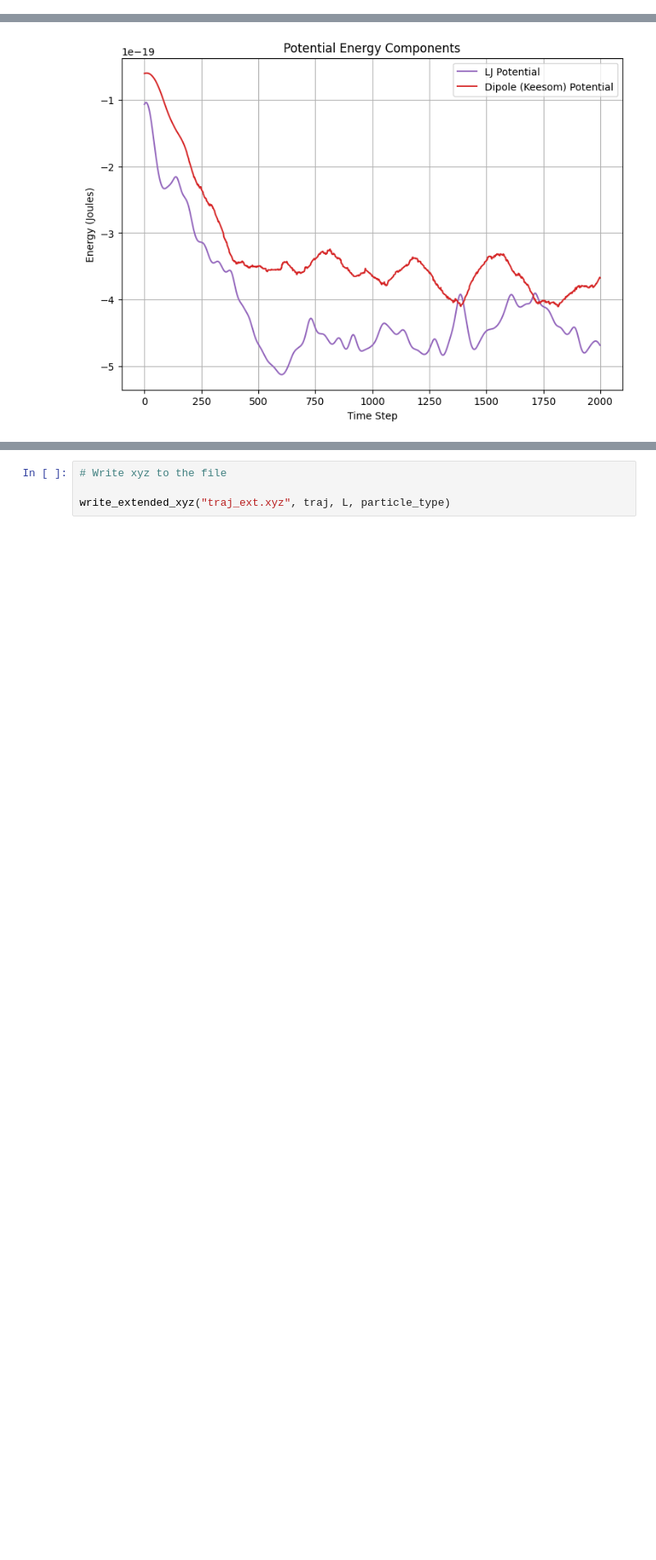
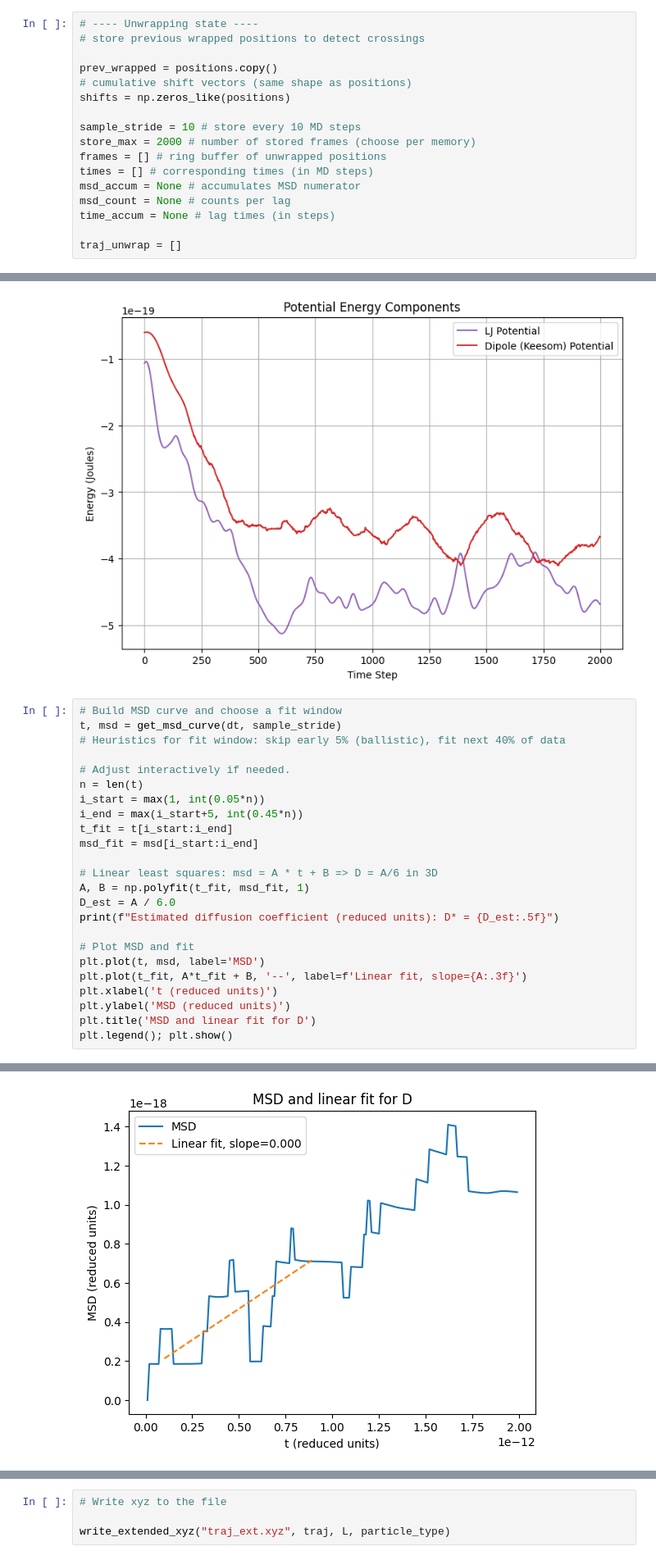
Before and after one commit to AlexPooley7/Multiscale-Modelling, a Jupyter notebook: CE20248/Coursework/Mixture_2.ipynb, the cells around one changed output, grey strips where cells are left out. Shown at 82% size. Saved outputs shown, nothing was run; the diff lists cells and outputs as text; blank space fills up the shorter version.

Commit message:
Diffusion copy and paste

```diff
--- a/CE20248/Coursework/Mixture_2.ipynb
+++ b/CE20248/Coursework/Mixture_2.ipynb
@@ -582,6 +663,23 @@ neighbour_list = build_neighbour_list(positions, L, rlist)
 # Vertlet neighbour listing
 # neighbour_list = build_neighbour_list_cells(positions, L, rlist) # Note this is a cell list!
 ref_positions = positions.copy() # reference for skin criterion
+# %%
+# ---- Unwrapping state ----
+# store previous wrapped positions to detect crossings
+
+prev_wrapped = positions.copy()
+# cumulative shift vectors (same shape as positions)
+shifts = np.zeros_like(positions)
+
+sample_stride = 10 # store every 10 MD steps
+store_max = 2000 # number of stored frames (choose per memory)
+frames = [] # ring buffer of unwrapped positions
+times = [] # corresponding times (in MD steps)
+msd_accum = None # accumulates MSD numerator
+msd_count = None # counts per lag
+time_accum = None # lag times (in steps)
+
+traj_unwrap = []
 # %%
 # Call the initial compute forces function
 
@@ -732,3 +842,28 @@ plt.show()
 # %% [output]
 [figure]
 [figure]
+# %%
+# Build MSD curve and choose a fit window
+t, msd = get_msd_curve(dt, sample_stride)
+# Heuristics for fit window: skip early 5% (ballistic), fit next 40% of data
+
+# Adjust interactively if needed.
+n = len(t)
+i_start = max(1, int(0.05*n))
+i_end = max(i_start+5, int(0.45*n))
+t_fit = t[i_start:i_end]
+msd_fit = msd[i_start:i_end]
+
+# Linear least squares: msd = A * t + B => D = A/6 in 3D
+A, B = np.polyfit(t_fit, msd_fit, 1)
+D_est = A / 6.0
+print(f"Estimated diffusion coefficient (reduced units): D* = {D_est:.5f}")
+
+# Plot MSD and fit
+plt.plot(t, msd, label='MSD')
+plt.plot(t_fit, A*t_fit + B, '--', label=f'Linear fit, slope={A:.3f}')
+plt.xlabel('t (reduced units)')
+plt.ylabel('MSD (reduced units)')
+plt.title('MSD and linear fit for D')
+plt.legend(); plt.show()
+# %% [output]
@@ -734,0 +871 @@ plt.show()
+[figure, added]
```
Also changed, not shown: parts of 10 cells of this notebook, 1 other file.
